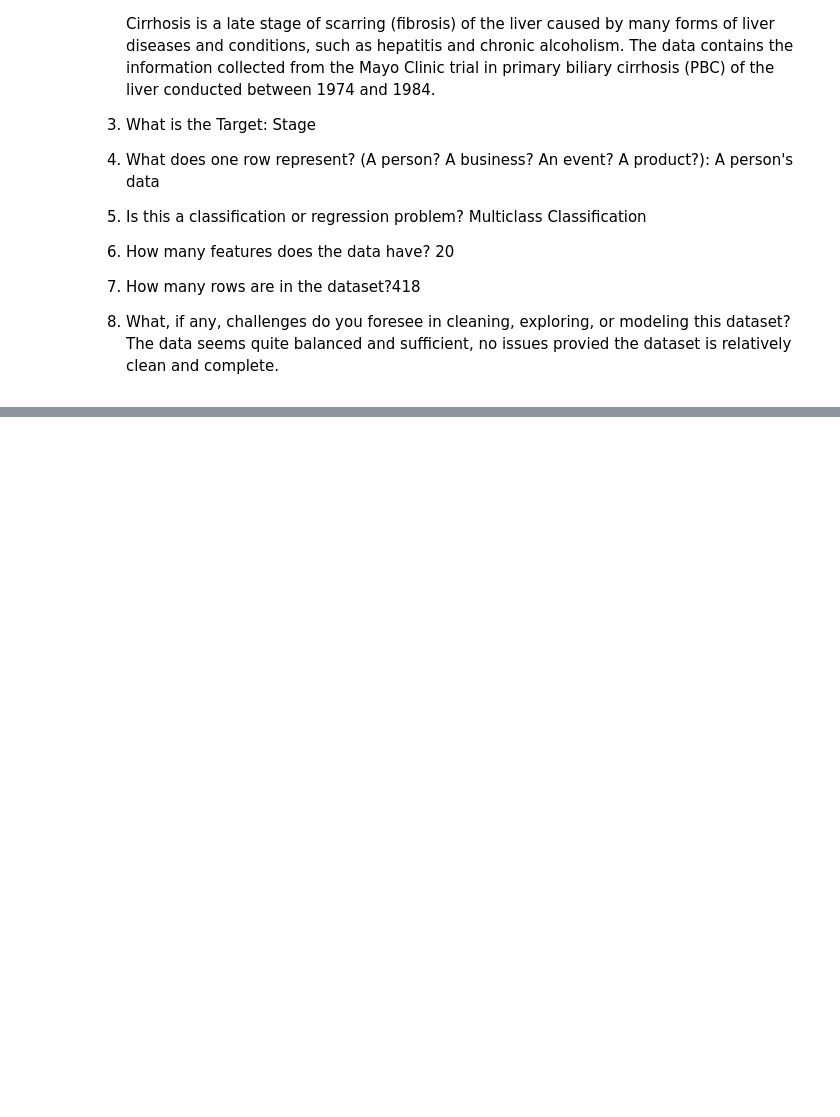
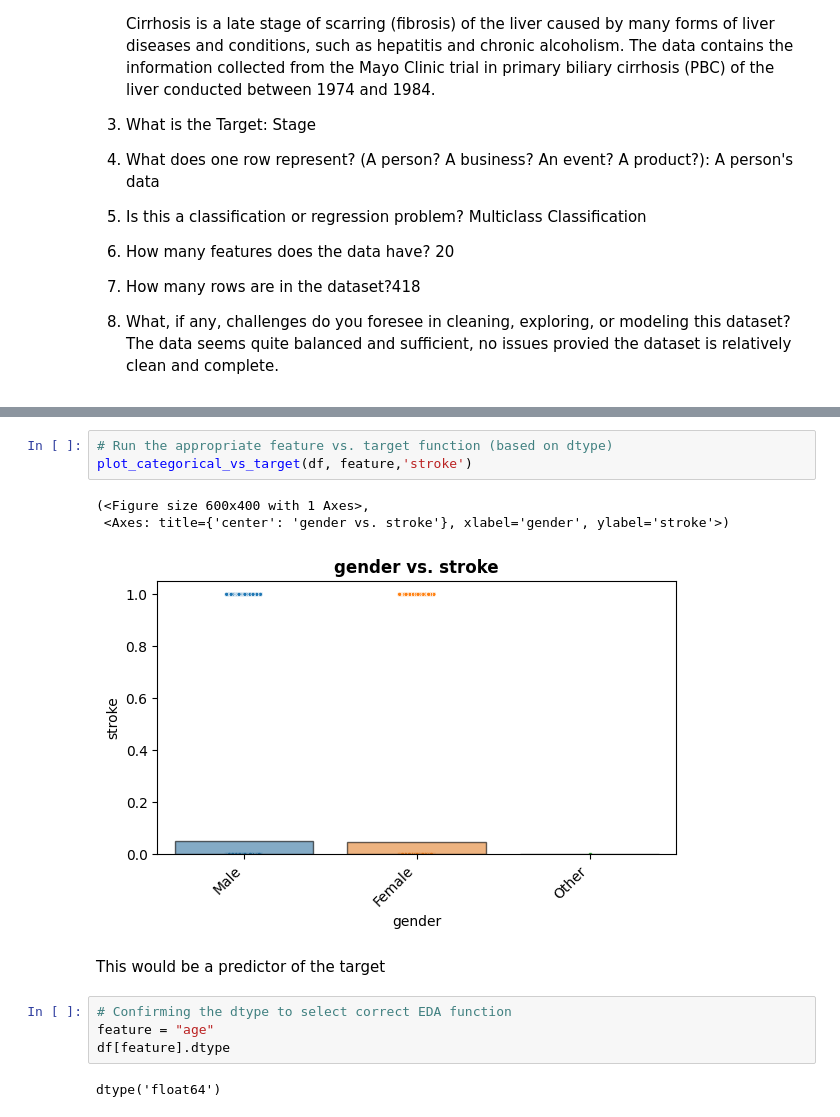
Before and after one commit to Desh86/Project2, a Jupyter notebook: Project_2.ipynb, the cells around one changed output, grey strips where cells are left out. Saved outputs shown, nothing was run; the diff lists cells and outputs as text; blank space fills up the shorter version.

```diff
--- a/Project_2.ipynb
+++ b/Project_2.ipynb
@@ -125,0 +524,15 @@ Cirrhosis is a late stage of scarring (fibrosis) of the liver caused by many for
+# %%
+# Run the appropriate feature vs. target function (based on dtype)
+plot_categorical_vs_target(df, feature,'stroke')
+# %% [output]
+(<Figure size 600x400 with 1 Axes>,
+ <Axes: title={'center': 'gender vs. stroke'}, xlabel='gender', ylabel='stroke'>)
+[figure, added]
+# %% [markdown]
+This would be a predictor of the target
+# %%
+# Confirming the dtype to select correct EDA function
+feature = "age"
+df[feature].dtype
+# %% [output]
+dtype('float64')
```
Also changed, not shown: parts of 40 cells of this notebook.
